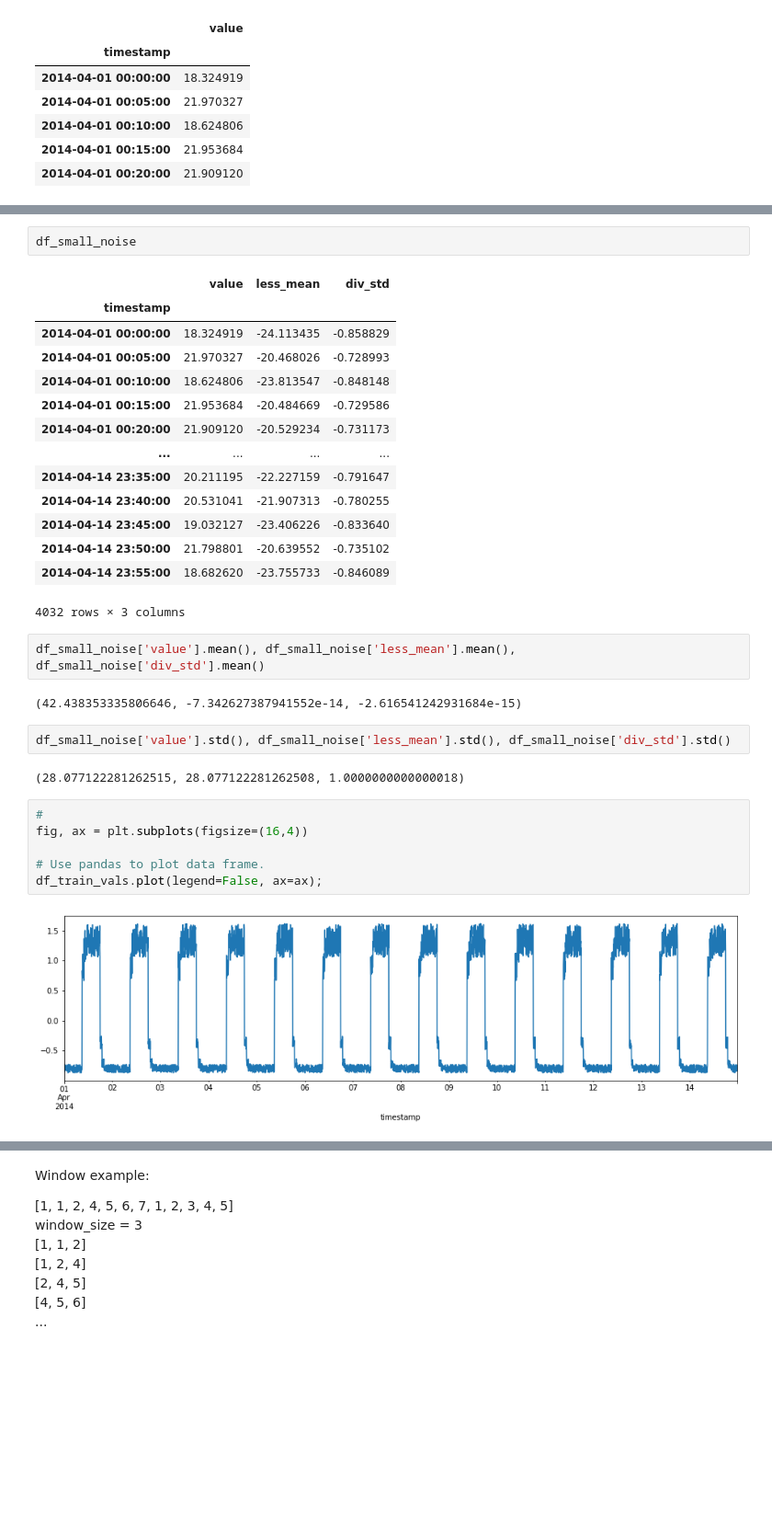
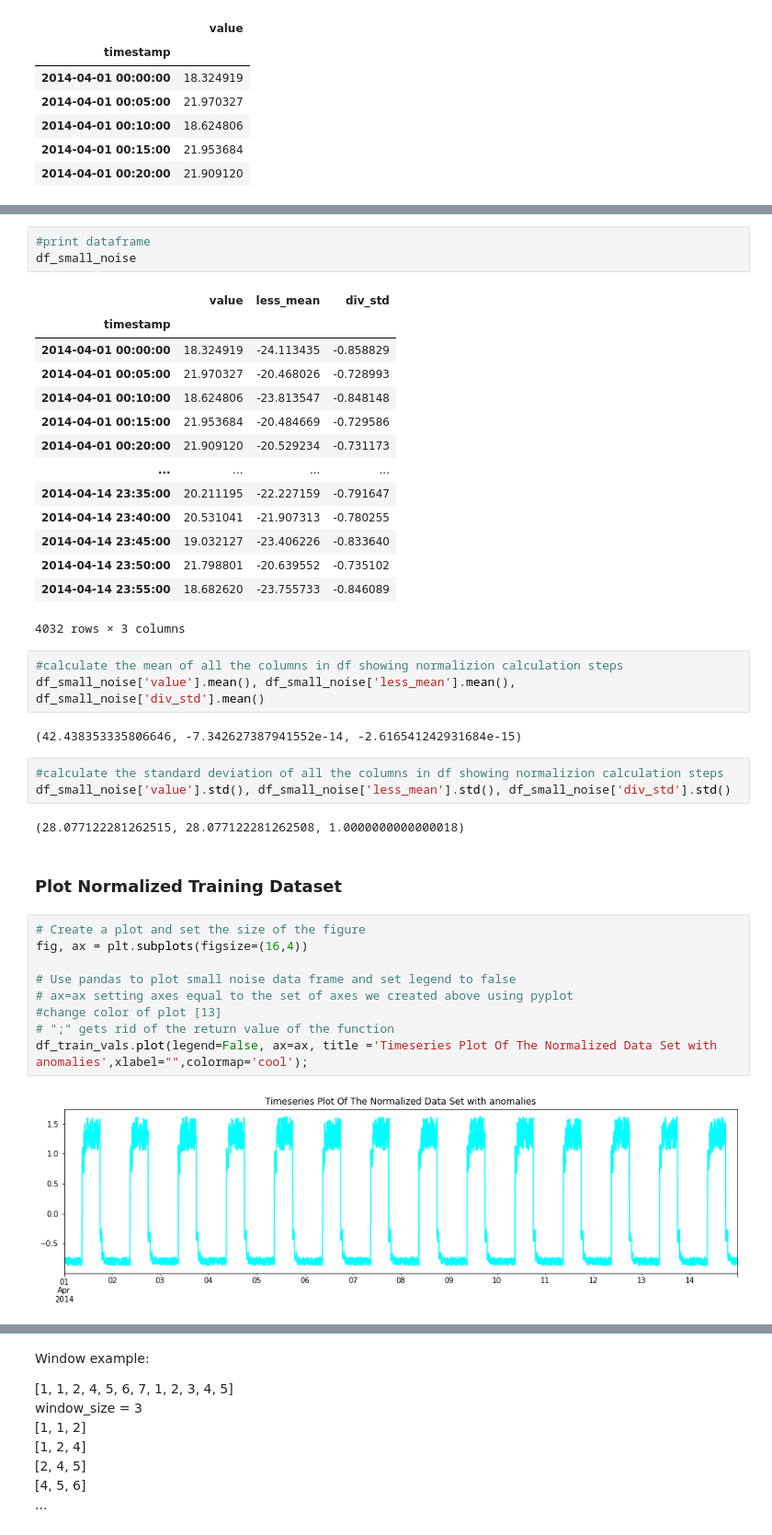
Before and after one commit to MegTully/ML-Stat-Assessment, a Jupyter notebook: Machine Learning Project.ipynb, the cells around one changed output, grey strips where cells are left out. Shown at 92% size. Saved outputs shown, nothing was run; the diff lists cells and outputs as text; blank space fills up the shorter version.

```diff
--- a/Machine Learning Project.ipynb
+++ b/Machine Learning Project.ipynb
@@ -146,4 +230,5 @@ df_small_noise['div_std'] = df_small_noise['less_mean'] / df_small_noise['value'
 # %%
+#print dataframe
 df_small_noise
 # %% [output]
 |  | value | less_mean | div_std |
@@ -161,18 +246,25 @@ df_small_noise
 | 2014-04-14 23:55:00 | 18.682620 | -23.755733 | -0.846089 |
 4032 rows × 3 columns
 # %%
+#calculate the mean of all the columns in df showing normalizion calculation steps
 df_small_noise['value'].mean(), df_small_noise['less_mean'].mean(), df_small_noise['div_std'].mean()
 # %% [output]
 (42.438353335806646, -7.342627387941552e-14, -2.616541242931684e-15)
 # %%
+#calculate the standard deviation of all the columns in df showing normalizion calculation steps
 df_small_noise['value'].std(), df_small_noise['less_mean'].std(), df_small_noise['div_std'].std()
 # %% [output]
 (28.077122281262515, 28.077122281262508, 1.0000000000000018)
+# %% [markdown]
+<h3>Plot Normalized Training Dataset</h3>
 # %%
-#
+# Create a plot and set the size of the figure
 fig, ax = plt.subplots(figsize=(16,4))
 
-# Use pandas to plot data frame.
-df_train_vals.plot(legend=False, ax=ax);
+# Use pandas to plot small noise data frame and set legend to false
+# ax=ax setting axes equal to the set of axes we created above using pyplot
+#change color of plot [13]
+# ";" gets rid of the return value of the function
+df_train_vals.plot(legend=False, ax=ax, title ='Timeseries Plot Of The Normalized Data Set with anomalies',xlabel="",colormap='cool');
 # %% [output]
-[figure, old version]
+[figure, new version]
```
Also changed, not shown: parts of 90 cells of this notebook, 1 other file.
